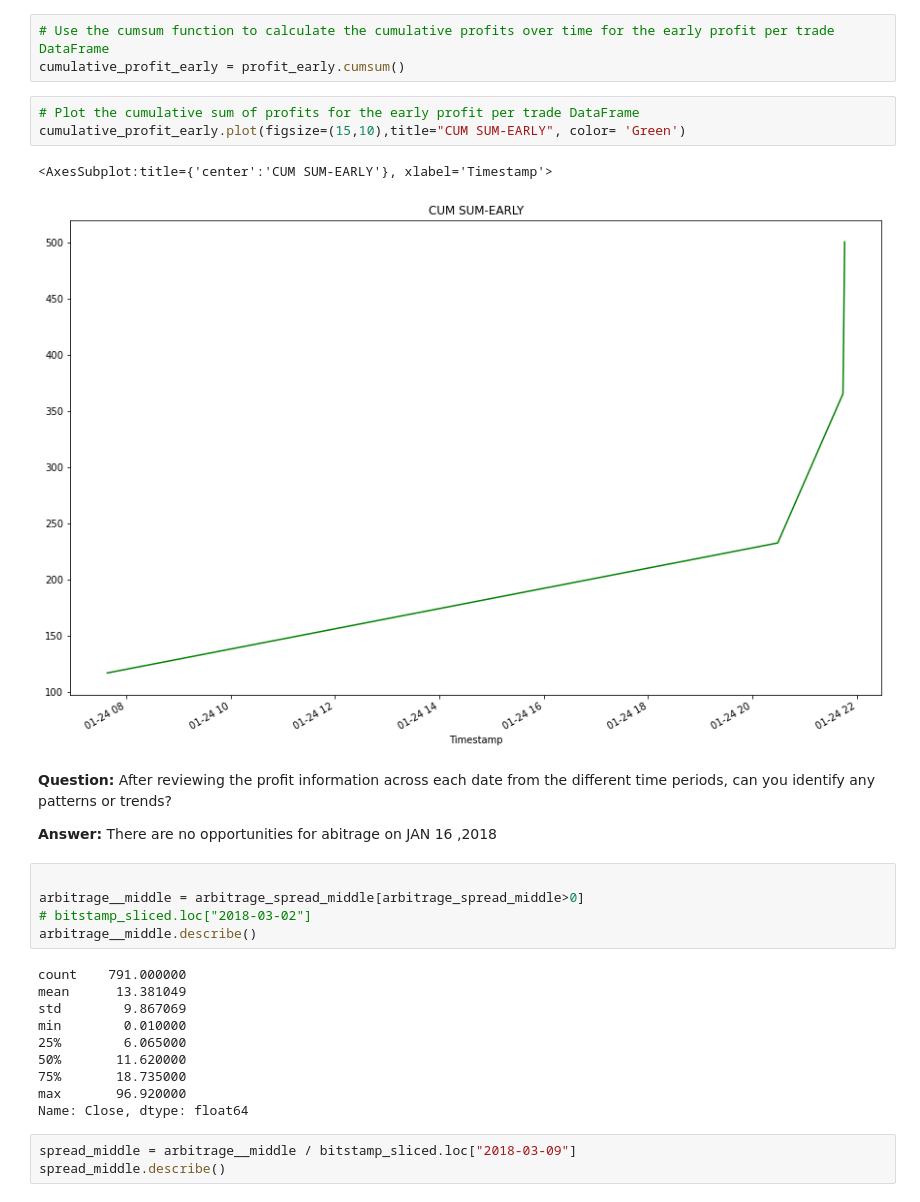
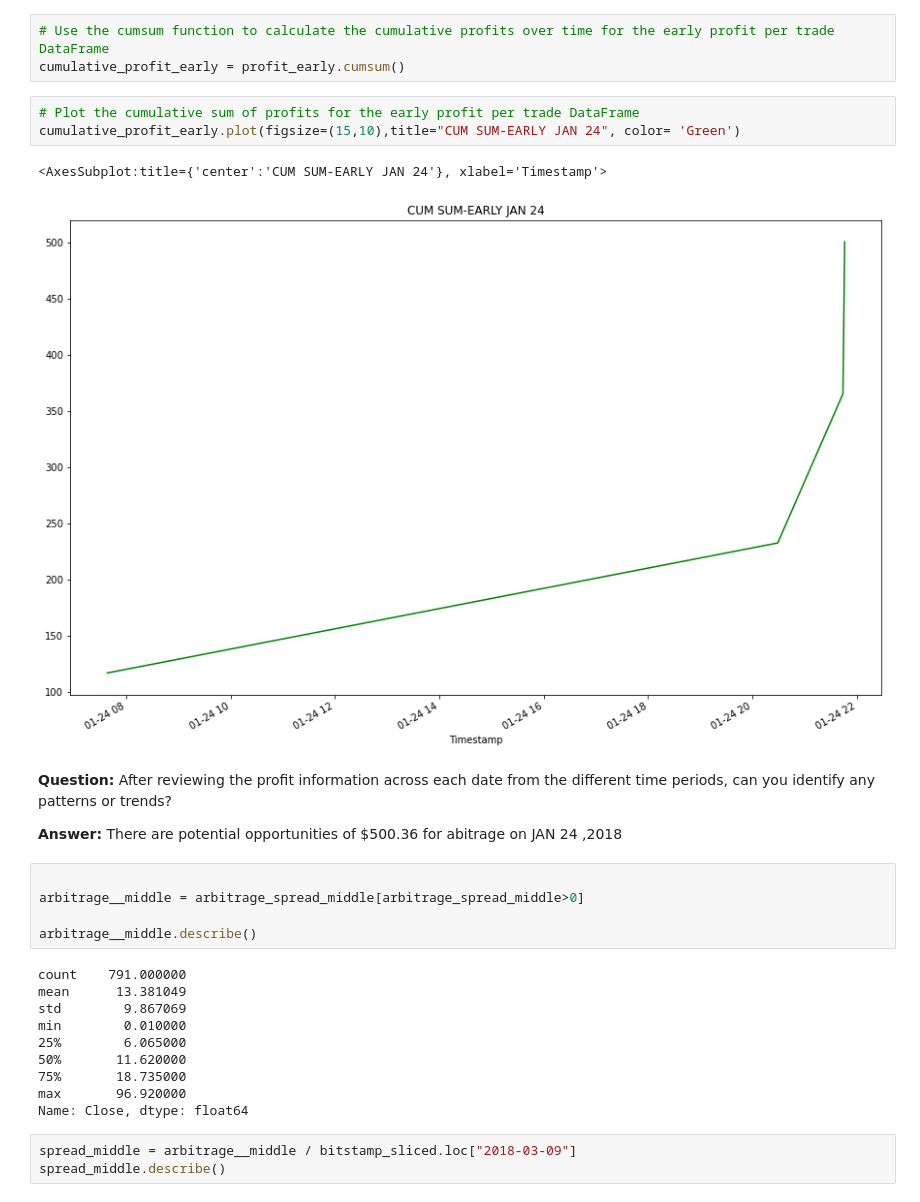
Before and after one commit to brprod8/Abitrage, a Jupyter notebook: abitrage/crypto_arbitrage.ipynb, the cells around one changed output. Drawn from its saved outputs; the diff is of its cells as text.

Commit message:
Arbitrage Calculation with visual
 analyzed data to see potential arbitrage opportunities provided visual to any patterns for 3 different time in the data set prep for readme file

```diff
--- a/abitrage/crypto_arbitrage.ipynb
+++ b/abitrage/crypto_arbitrage.ipynb
@@ -496,18 +496,18 @@ profit_per_trade_early_sum
 cumulative_profit_early = profit_early.cumsum()
 # %%
 # Plot the cumulative sum of profits for the early profit per trade DataFrame
-cumulative_profit_early.plot(figsize=(15,10),title="CUM SUM-EARLY", color= 'Green')
+cumulative_profit_early.plot(figsize=(15,10),title="CUM SUM-EARLY JAN 24", color= 'Green')
 # %% [output]
-<AxesSubplot:title={'center':'CUM SUM-EARLY'}, xlabel='Timestamp'>
+<AxesSubplot:title={'center':'CUM SUM-EARLY JAN 24'}, xlabel='Timestamp'>
-[figure, old version]
+[figure, new version]
 # %% [markdown]
 **Question:** After reviewing the profit information across each date from the different time periods, can you identify any patterns or trends?
 
-**Answer:** There are no opportunities for abitrage on JAN 16 ,2018
+**Answer:** There are potential opportunities of $500.36 for abitrage on JAN 24 ,2018
 # %%
 
 arbitrage__middle = arbitrage_spread_middle[arbitrage_spread_middle>0]
-# bitstamp_sliced.loc["2018-03-02"]
+
 arbitrage__middle.describe()
 # %% [output]
 count    791.000000
```
Also changed, not shown: parts of 2 cells of this notebook.
